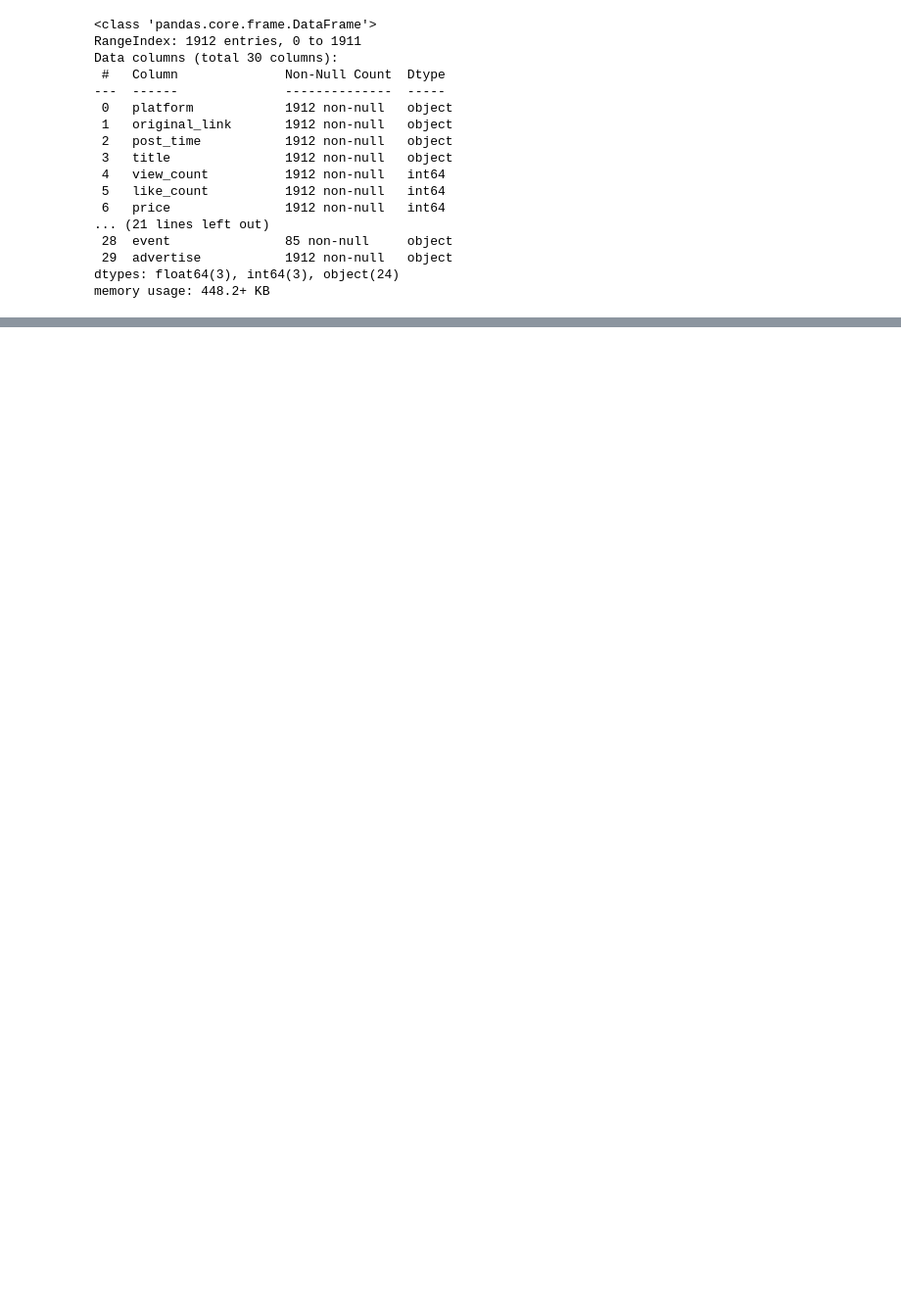
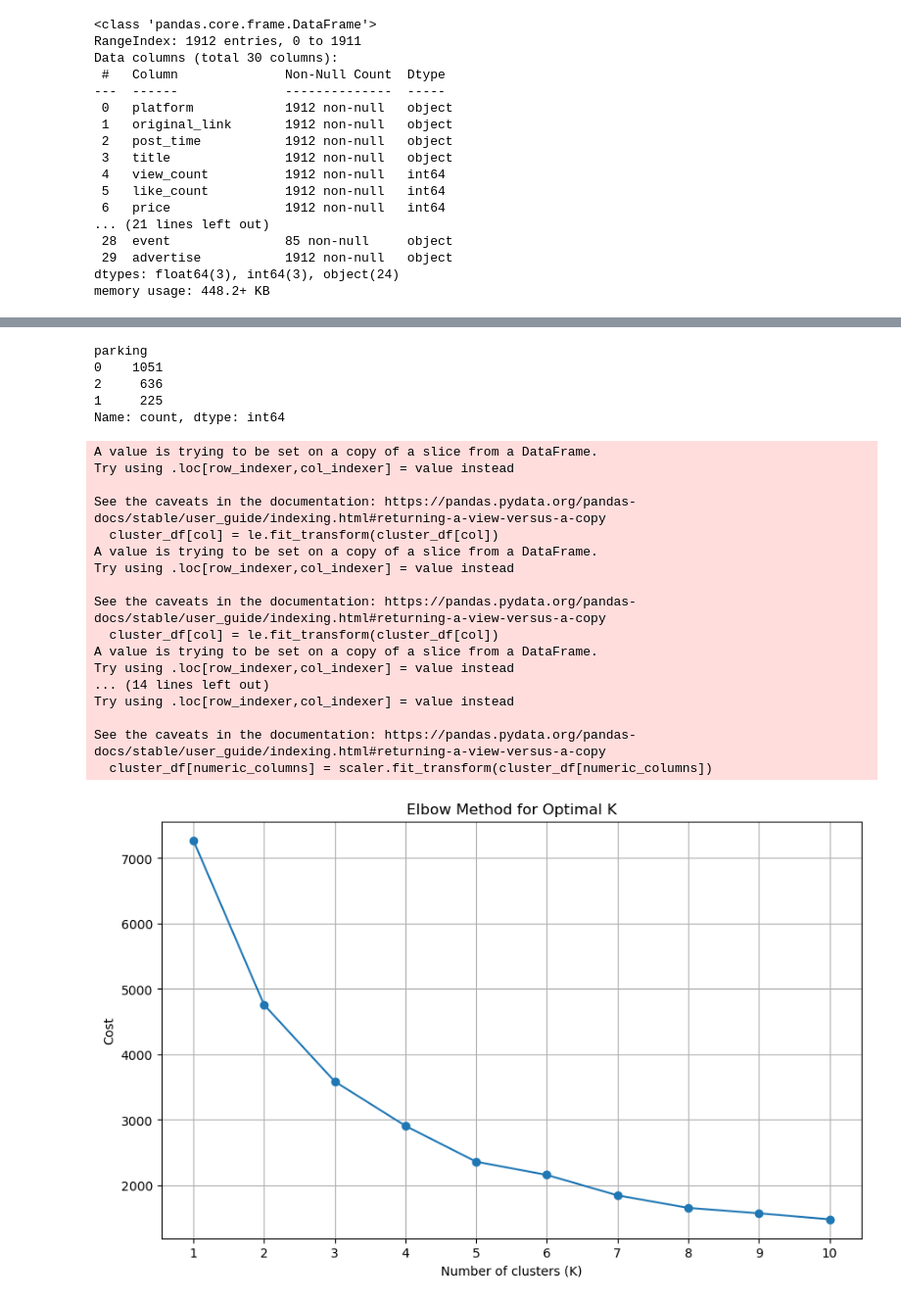
Before and after one commit to wecommit-ai/noshow_analyze, a Jupyter notebook: preprocessing/sub_category_clustering.ipynb, the cells around one changed output, grey strips where cells are left out. Shown at 98% size. Saved outputs shown, nothing was run; the diff lists cells and outputs as text; code cells hidden in the pictures; blank space fills up the shorter version.

```diff
--- a/preprocessing/sub_category_clustering.ipynb
+++ b/preprocessing/sub_category_clustering.ipynb
@@ -40,0 +149,2 @@ memory usage: 448.2+ KB
+# %%
+df['parking'] = df['parking'].fillna('정보없음')
@@ -40,0 +161,16 @@ memory usage: 448.2+ KB
+# %%
+cluster_df = df[['price','like_count','view_count','stay_type','foreignn','event','parking','room_category']]
+# %%
+cluster_df.loc[cluster_df['event'].notnull(), 'event'] = 1
+cluster_df.loc[cluster_df['event'].isnull(), 'event'] = 0
+# %%
+cluster_df['parking'] = cluster_df['parking'].astype('str')
+# 매핑 딕셔너리 생성
+parking_mapping = {
+    '정보없음': 2,
+    'False': 0,
+    'True': 1
+}
+
+# parking 컬럼 변환
+cluster_df['parking'] = cluster_df['parking'].map(parking_mapping)
@@ -40,0 +188,61 @@ memory usage: 448.2+ KB
+# %%
+cluster_df['parking'].value_counts()
+# %% [output]
+parking
+0    1051
+2     636
+1     225
+Name: count, dtype: int64
+# %%
+# 데이터 전처리
+categorical_columns = ['stay_type', 'foreignn', 'event', 'parking', 'room_category']
+for col in categorical_columns:
+    le = LabelEncoder()
+    cluster_df[col] = le.fit_transform(cluster_df[col])
+
+numeric_columns = ['price','like_count','view_count']
+scaler = StandardScaler()
+cluster_df[numeric_columns] = scaler.fit_transform(cluster_df[numeric_columns])
+
+categorical_indices = [cluster_df.columns.get_loc(col) for col in categorical_columns]
+
+# 엘보우 기법을 위한 비용 저장 리스트
+costs = []
+
+# K 값의 범위 설정
+K_range = range(1, 11)
+
+# K-Prototypes 모델 학습 및 비용 계산
+for k in K_range:
+    kproto = KPrototypes(n_clusters=k, init='Huang', random_state=1004)
+    clusters = kproto.fit_predict(cluster_df, categorical=categorical_indices)
+    costs.append(kproto.cost_)
+
+# 비용 시각화
+plt.figure(figsize=(10, 6))
+plt.plot(K_range, costs, marker='o')
+plt.title('Elbow Method for Optimal K')
+plt.xlabel('Number of clusters (K)')
+plt.ylabel('Cost')
+plt.xticks(K_range)
+plt.grid()
+plt.show()
+# %% [output]
+A value is trying to be set on a copy of a slice from a DataFrame.
+Try using .loc[row_indexer,col_indexer] = value instead
+
+See the caveats in the documentation: https://pandas.pydata.org/pandas-docs/stable/user_guide/indexing.html#returning-a-view-versus-a-copy
+  cluster_df[col] = le.fit_transform(cluster_df[col])
+A value is trying to be set on a copy of a slice from a DataFrame.
+Try using .loc[row_indexer,col_indexer] = value instead
+
+See the caveats in the documentation: https://pandas.pydata.org/pandas-docs/stable/user_guide/indexing.html#returning-a-view-versus-a-copy
+  cluster_df[col] = le.fit_transform(cluster_df[col])
+A value is trying to be set on a copy of a slice from a DataFrame.
+Try using .loc[row_indexer,col_indexer] = value instead
+... (14 lines left out)
+Try using .loc[row_indexer,col_indexer] = value instead
+
+See the caveats in the documentation: https://pandas.pydata.org/pandas-docs/stable/user_guide/indexing.html#returning-a-view-versus-a-copy
+  cluster_df[numeric_columns] = scaler.fit_transform(cluster_df[numeric_columns])
+[figure, added]
```
Also changed, not shown: parts of 57 cells of this notebook, 4 other files.
